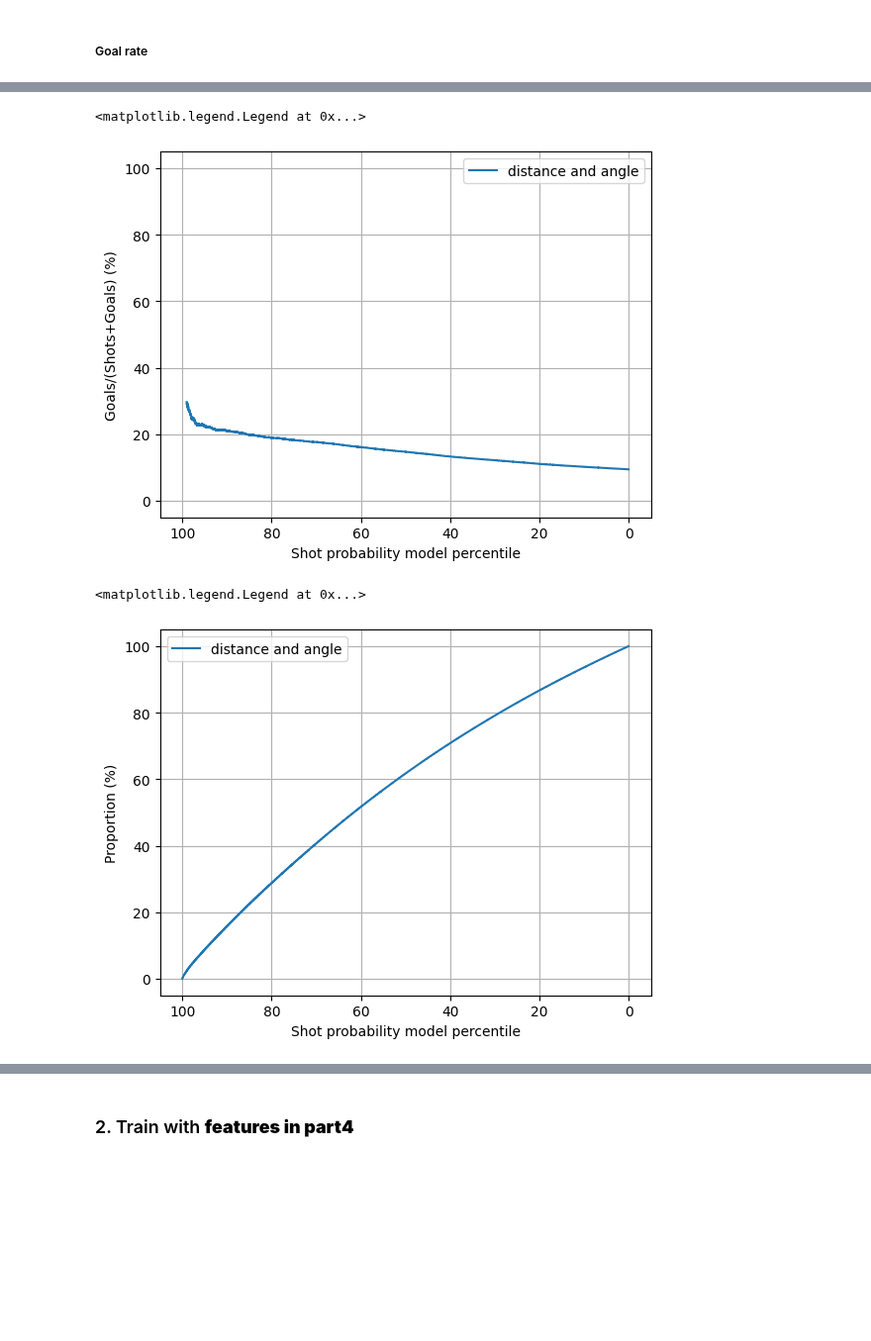
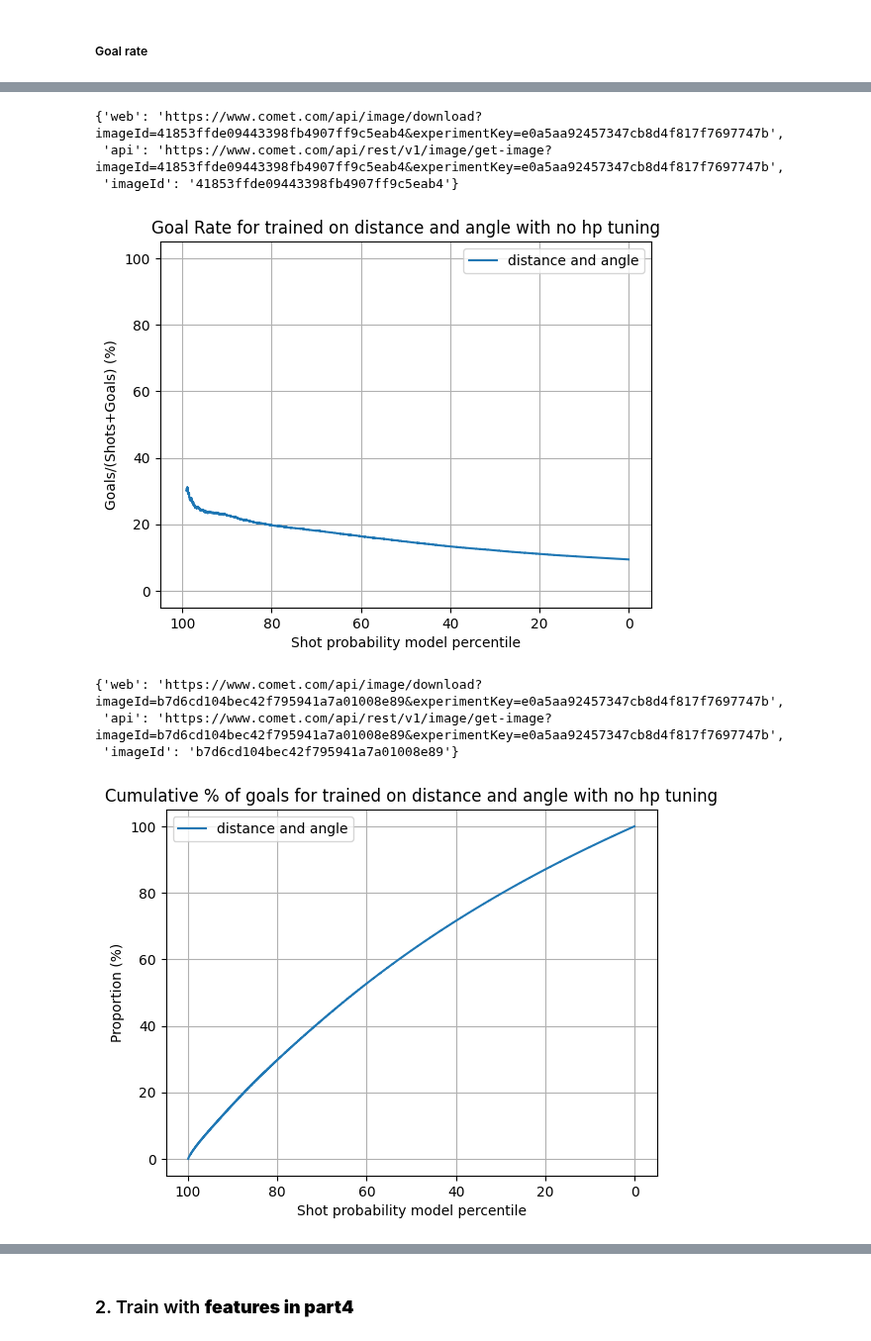
Before and after one commit to hfereidouni/DataScience, a Jupyter notebook: Milestone2/AdvancedModel.ipynb, the cells around one changed output, grey strips where cells are left out. Shown at 99% size. Cells and saved outputs as stored; diff of their text form; code cells hidden in the pictures; blank space fills up the shorter version.

Commit message:
comet

```diff
--- a/Milestone2/AdvancedModel.ipynb
+++ b/Milestone2/AdvancedModel.ipynb
@@ -72,3 +71,10 @@ from sklearn.calibration import CalibrationDisplay
 ### Training and Validation sets split
 # %% [markdown]
 ### 1. Train with only **Distance** and **Angle**
+# %%
+# Create an experiment with your api key
+exp = Experiment(
+    api_key="v5q8O8LftZtvOcoXlVM8Ku8fH",
+    project_name="ift6758",
+    workspace="hfereidouni",
+)
@@ -133,23 +162,31 @@ probas_and_label
 # %%
 start_length = int(len(probas_and_label)*0.01)
 plt.plot(probas_and_label['rank'].iloc[start_length:],probas_and_label['#goal/#goal+#shot'].iloc[start_length:],label="distance and angle")
+plt.title(f'Goal Rate for trained on distance and angle with no hp tuning')
 plt.xlim([105,-5])
 plt.ylim([-5,105])
 plt.grid(True)
 plt.ylabel("Goals/(Shots+Goals) (%)")
 plt.xlabel("Shot probability model percentile")
 plt.legend()
+exp.log_figure(figure_name='Goal Rate for trained on distance and angle with no hp tuning')
 # %% [output]
-<matplotlib.legend.Legend at 0x...>
+{'web': 'https://www.comet.com/api/image/download?imageId=41853ffde09443398fb4907ff9c5eab4&experimentKey=e0a5aa92457347cb8d4f817f7697747b',
+ 'api': 'https://www.comet.com/api/rest/v1/image/get-image?imageId=41853ffde09443398fb4907ff9c5eab4&experimentKey=e0a5aa92457347cb8d4f817f7697747b',
+ 'imageId': '41853ffde09443398fb4907ff9c5eab4'}
-[figure, old version]
+[figure, new version]
 # %%
 plt.plot(probas_and_label['rank'],probas_and_label['cum_percent'],label="distance and angle")
+plt.title(f'Cumulative % of goals for trained on distance and angle with no hp tuning')
 plt.xlim([105,-5])
 plt.ylim([-5,105])
 plt.grid(True)
 plt.ylabel("Proportion (%)")
 plt.xlabel("Shot probability model percentile")
 plt.legend()
+exp.log_figure(figure_name='Cumulative % of goals for trained on distance and angle with no hp tuning')
 # %% [output]
-<matplotlib.legend.Legend at 0x...>
+{'web': 'https://www.comet.com/api/image/download?imageId=b7d6cd104bec42f795941a7a01008e89&experimentKey=e0a5aa92457347cb8d4f817f7697747b',
+ 'api': 'https://www.comet.com/api/rest/v1/image/get-image?imageId=b7d6cd104bec42f795941a7a01008e89&experimentKey=e0a5aa92457347cb8d4f817f7697747b',
+ 'imageId': 'b7d6cd104bec42f795941a7a01008e89'}
-[figure, old version]
+[figure, new version]
```
Also changed, not shown: parts of 71 cells of this notebook, 4 other files.
